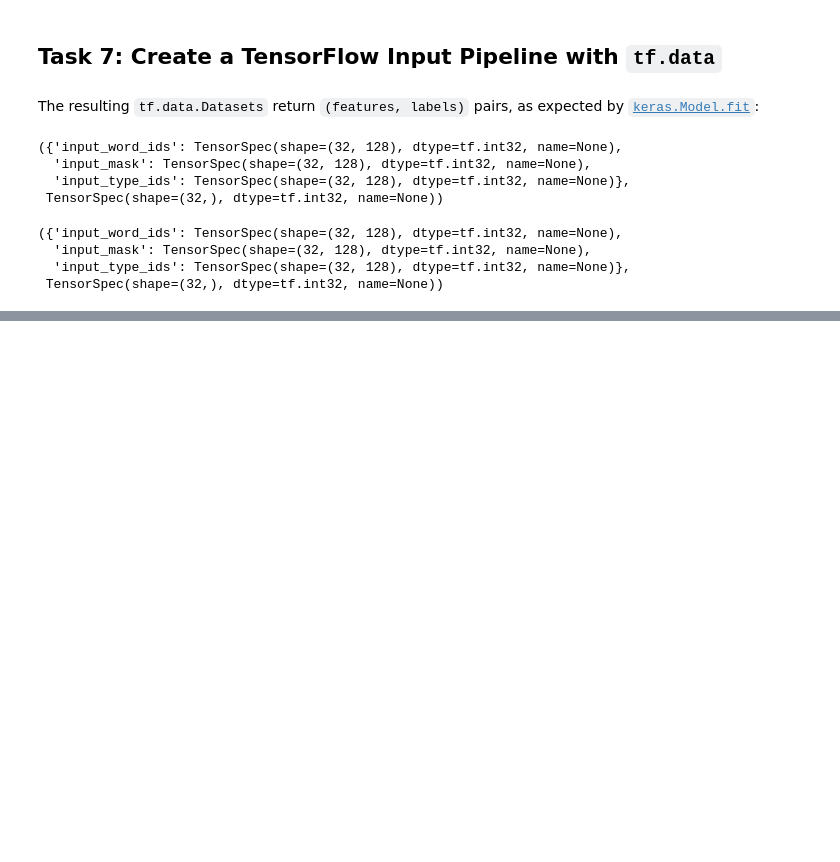
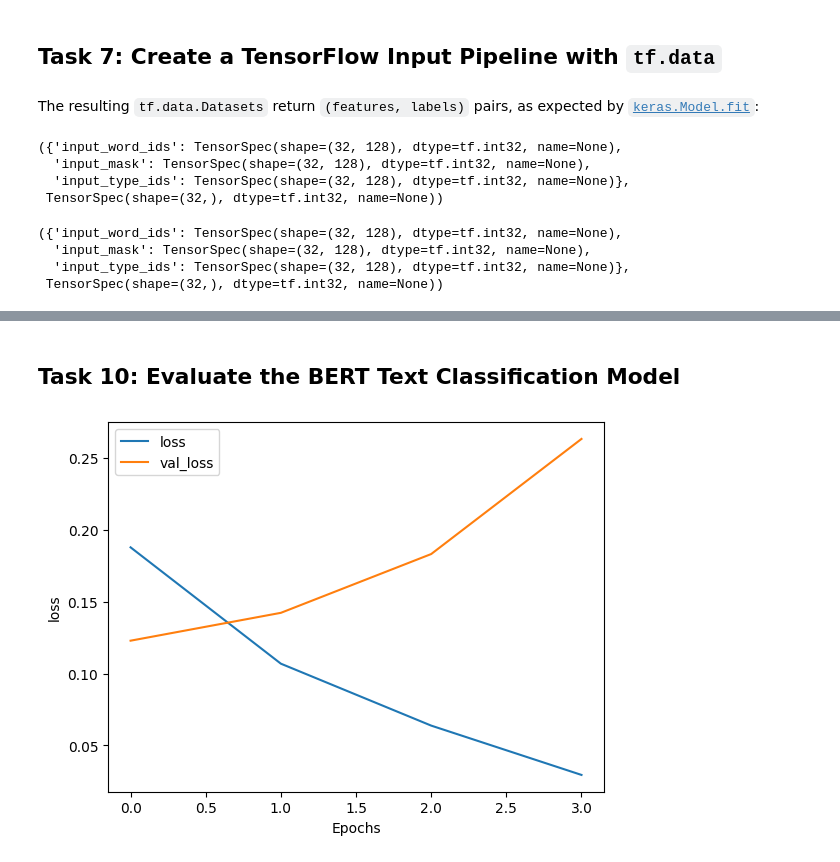
Before and after one commit to plavizmaj/Fine_Tuning_BERT_for_Text_Classification, a Jupyter notebook: BERT_Text_Classification.ipynb, the cells around one changed output, grey strips where cells are left out. Cells and saved outputs as stored; diff of their text form; code cells hidden in the pictures; blank space fills up the shorter version.

```diff
--- a/BERT_Text_Classification.ipynb
+++ b/BERT_Text_Classification.ipynb
@@ -191,0 +260,7 @@ valid_data.element_spec
+# %%
+# Train model
+epochs = 4
+history = model.fit(train_data,
+                    validation_data = valid_data,
+                    epochs = epochs,
+                    verbose = 1)
@@ -191,0 +276,14 @@ valid_data.element_spec
+# %% [markdown]
+## Task 10: Evaluate the BERT Text Classification Model
+# %%
+def plot_graphs(history, metric):
+  plt.plot(history.history[metric])
+  plt.plot(history.history['val_'+metric], '')
+  plt.xlabel("Epochs")
+  plt.ylabel(metric)
+  plt.legend([metric, 'val_'+metric])
+  plt.show()
+# %%
+plot_graphs(history, 'loss')
+# %% [output]
+[figure, added]
```
Also changed, not shown: parts of 13 cells of this notebook.
